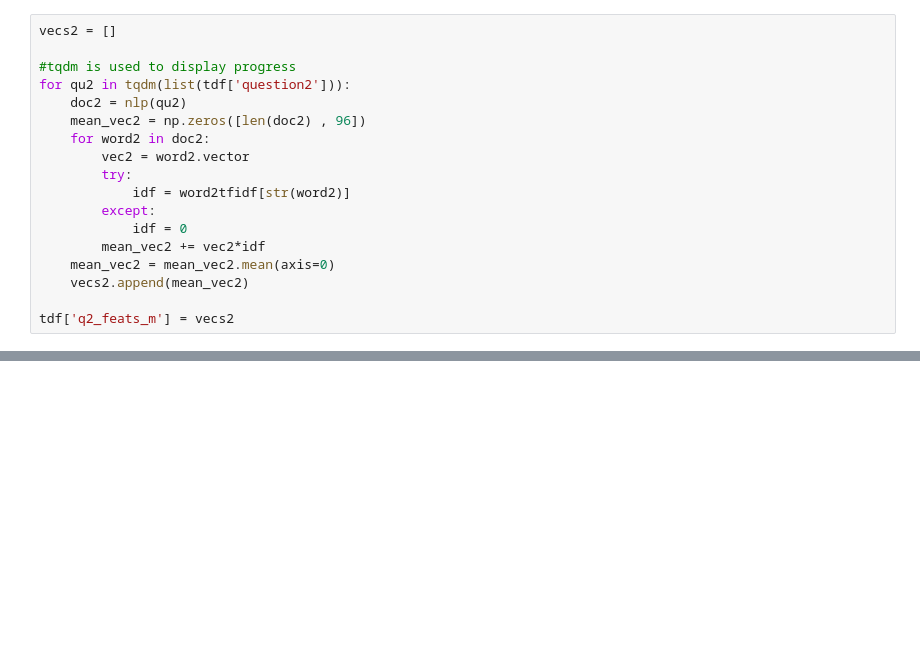
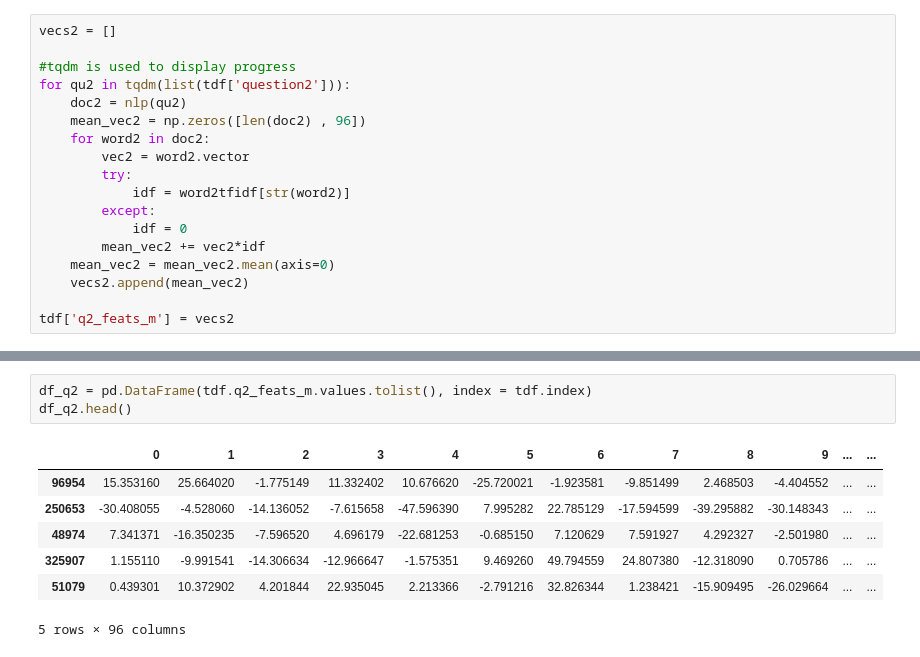
Before and after one commit to SiddhantSoam/Quora_Same_Question_pair, a Jupyter notebook: quora-same-question-pair.ipynb, the cells around one changed output, grey strips where cells are left out. Drawn from its saved outputs; the diff is of its cells as text; blank space fills up the shorter version.

```diff
--- a/quora-same-question-pair.ipynb
+++ b/quora-same-question-pair.ipynb
@@ -776,0 +779,11 @@ df.head()
+# %%
+df_q2 = pd.DataFrame(tdf.q2_feats_m.values.tolist(), index = tdf.index)
+df_q2.head()
+# %% [output]
+|  | 0 | 1 | 2 | 3 | 4 | 5 | 6 | 7 | 8 | 9 | ... | ... |
+| 96954 | 15.353160 | 25.664020 | -1.775149 | 11.332402 | 10.676620 | -25.720021 | -1.923581 | -9.851499 | 2.468503 | -4.404552 | ... | ... |
+| 250653 | -30.408055 | -4.528060 | -14.136052 | -7.615658 | -47.596390 | 7.995282 | 22.785129 | -17.594599 | -39.295882 | -30.148343 | ... | ... |
+| 48974 | 7.341371 | -16.350235 | -7.596520 | 4.696179 | -22.681253 | -0.685150 | 7.120629 | 7.591927 | 4.292327 | -2.501980 | ... | ... |
+| 325907 | 1.155110 | -9.991541 | -14.306634 | -12.966647 | -1.575351 | 9.469260 | 49.794559 | 24.807380 | -12.318090 | 0.705786 | ... | ... |
+| 51079 | 0.439301 | 10.372902 | 4.201844 | 22.935045 | 2.213366 | -2.791216 | 32.826344 | 1.238421 | -15.909495 | -26.029664 | ... | ... |
+5 rows × 96 columns
```
Also changed, not shown: parts of 23 cells of this notebook.
